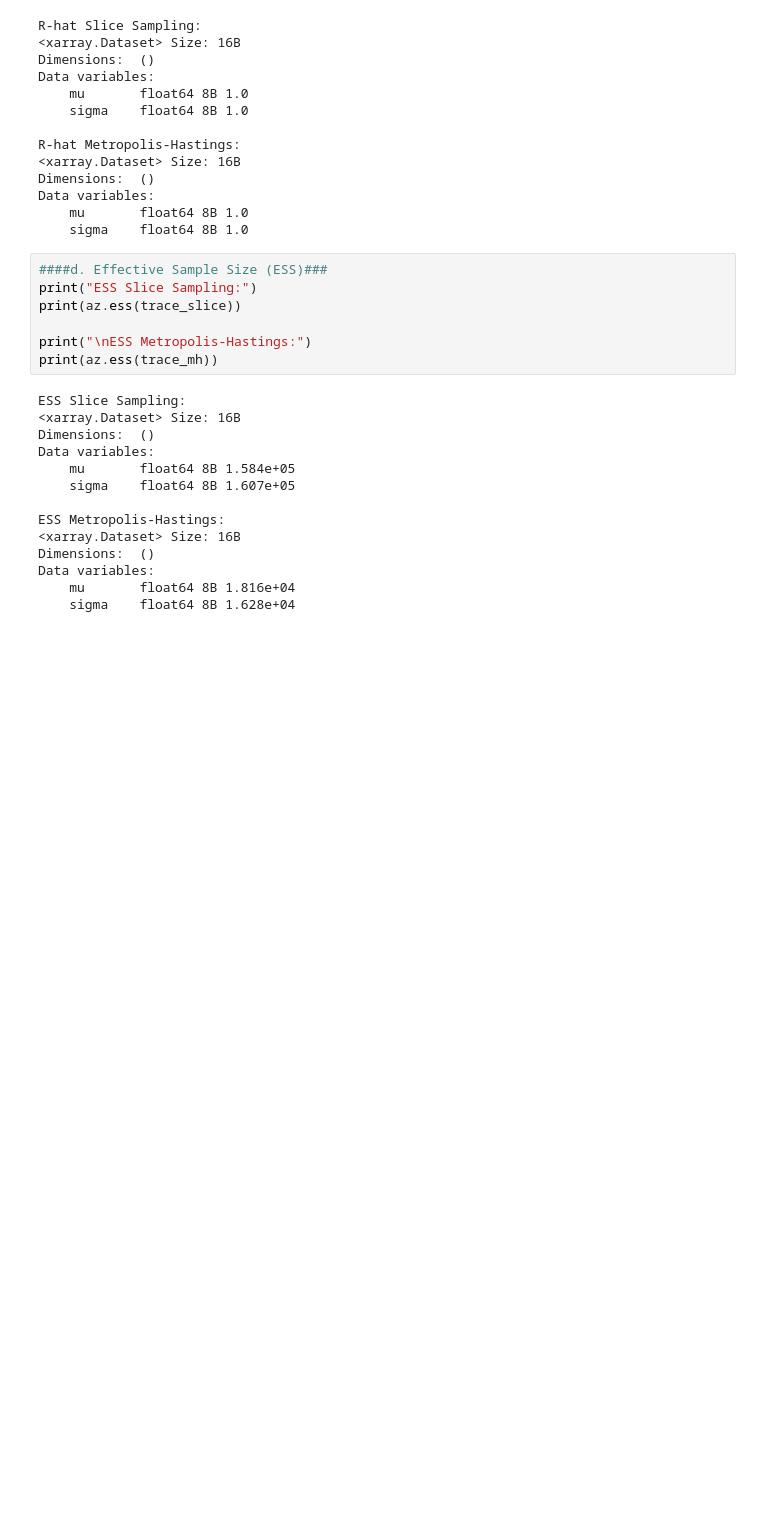
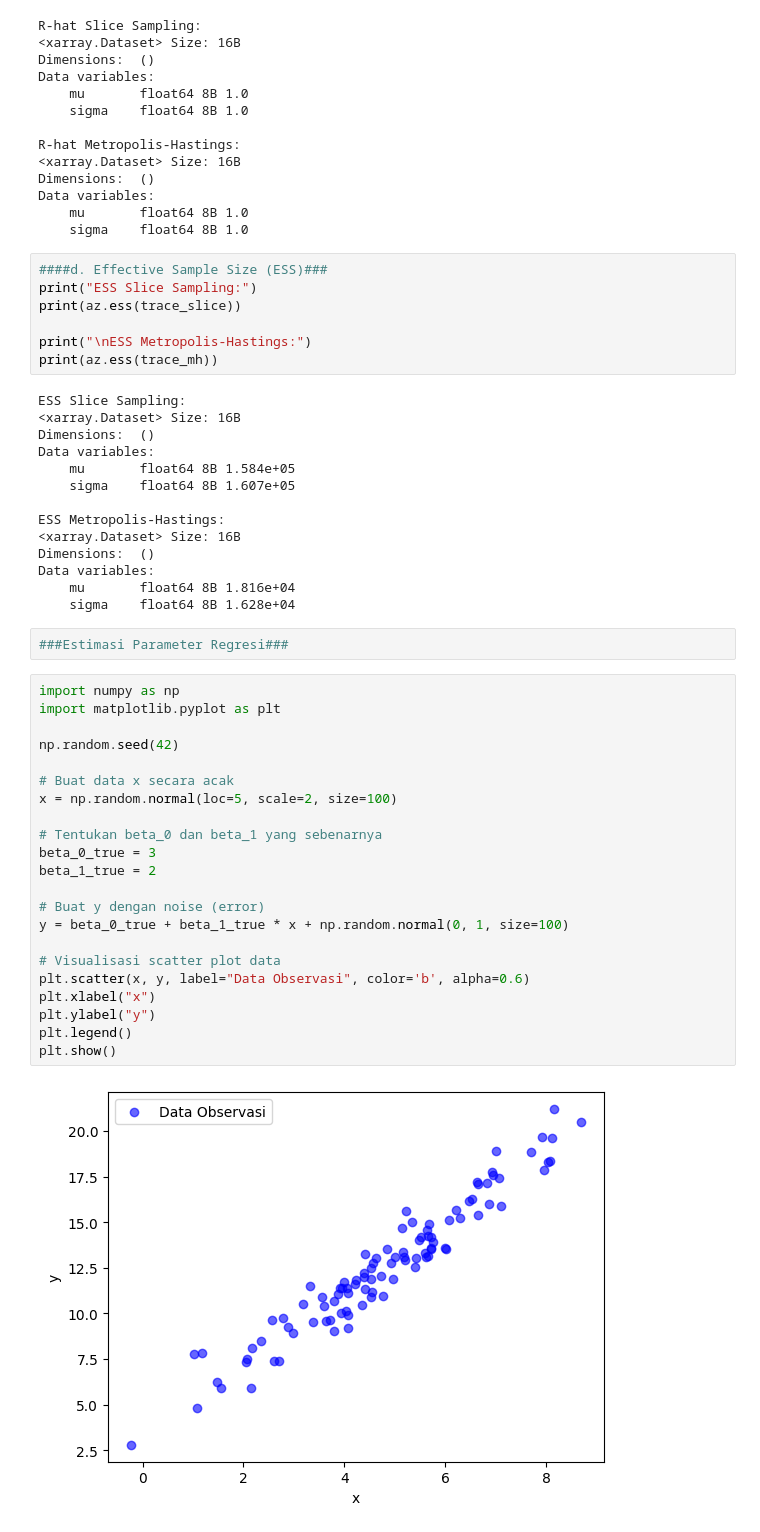
Before and after one commit to ElisaVianey13/DSC, a Jupyter notebook: TUGAS_3.ipynb, the cells around one changed output. Drawn from its saved outputs; the diff is of its cells as text; blank space fills up the shorter version.

```diff
--- a/TUGAS_3.ipynb
+++ b/TUGAS_3.ipynb
@@ -128,3 +128,29 @@ Dimensions:  ()
 Data variables:
     mu       float64 8B 1.816e+04
     sigma    float64 8B 1.628e+04
+# %%
+###Estimasi Parameter Regresi###
+# %%
+import numpy as np
+import matplotlib.pyplot as plt
+
+np.random.seed(42)
+
+# Buat data x secara acak
+x = np.random.normal(loc=5, scale=2, size=100)
+
+# Tentukan beta_0 dan beta_1 yang sebenarnya
+beta_0_true = 3
+beta_1_true = 2
+
+# Buat y dengan noise (error)
+y = beta_0_true + beta_1_true * x + np.random.normal(0, 1, size=100)
+
+# Visualisasi scatter plot data
+plt.scatter(x, y, label="Data Observasi", color='b', alpha=0.6)
+plt.xlabel("x")
+plt.ylabel("y")
+plt.legend()
+plt.show()
+# %% [output]
+[figure, added]
```
Also changed, not shown: parts of 5 cells of this notebook.
